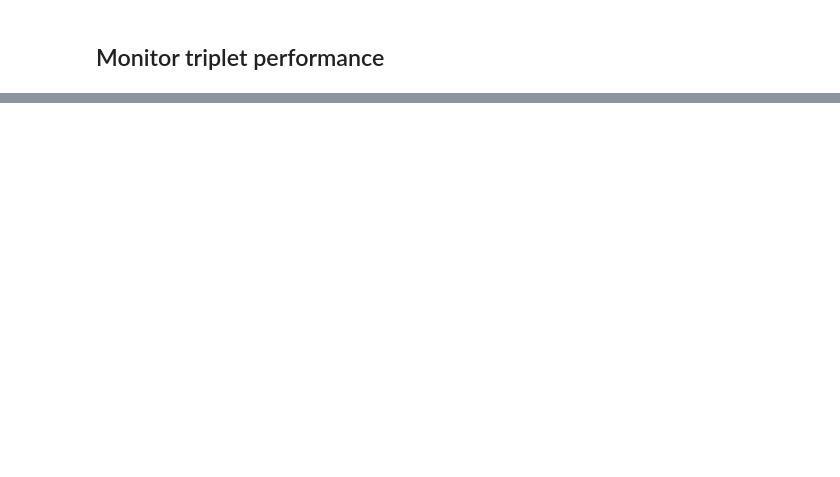
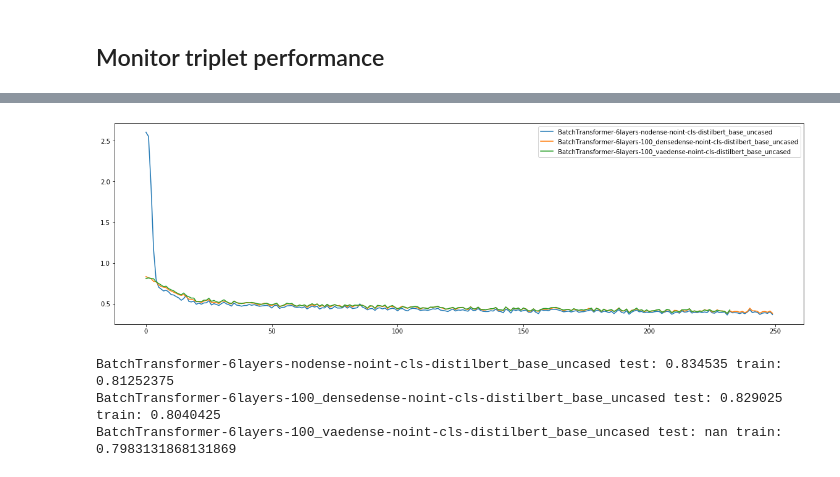
Before and after one commit to rbroc/ctx_transformers, a Jupyter notebook: notebooks/triplet_analysis.ipynb, the cells around one changed output, grey strips where cells are left out. Saved outputs shown, nothing was run; the diff lists cells and outputs as text; code cells hidden in the pictures; blank space fills up the shorter version.

```diff
--- a/notebooks/triplet_analysis.ipynb
+++ b/notebooks/triplet_analysis.ipynb
@@ -30,0 +32,21 @@ for f in fs:
+# %%
+fig, ax = plt.subplots(figsize=(20,6))
+fs = glob.glob('../logs/triplet/1anchor/*/metrics/*/*1.0/epoch-0')
+for f in fs:
+    d = json.load(open(f + '/log.json'))
+    sns.lineplot(x=range(len(np.arange(0, 1000000, 32*100))),
+                         y=[np.mean(d['losses'][i:i+32*100])
+                            for i in np.arange(0, 1000000, 32*100)],
+                 label=f.split('/')[-3])
+    #plt.ylim(0.4,1)
+# %% [output]
+[figure, added]
+# %%
+fs = glob.glob('../logs/triplet/1anchor/*/metrics/*/*1.0/epoch-0')
+for f in fs:
+    d = json.load(open(f + '/log.json'))
+    print(f.split('/')[-3], 'test: ' + str(np.mean(d['test_metrics'])), 'train: ' + str(np.mean(d['metrics'])))
+# %% [output]
+BatchTransformer-6layers-nodense-noint-cls-distilbert_base_uncased test: 0.834535 train: 0.81252375
+BatchTransformer-6layers-100_densedense-noint-cls-distilbert_base_uncased test: 0.829025 train: 0.8040425
+BatchTransformer-6layers-100_vaedense-noint-cls-distilbert_base_uncased test: nan train: 0.7983131868131869
```
Also changed, not shown: parts of 1 cell of this notebook, 1 other file.
